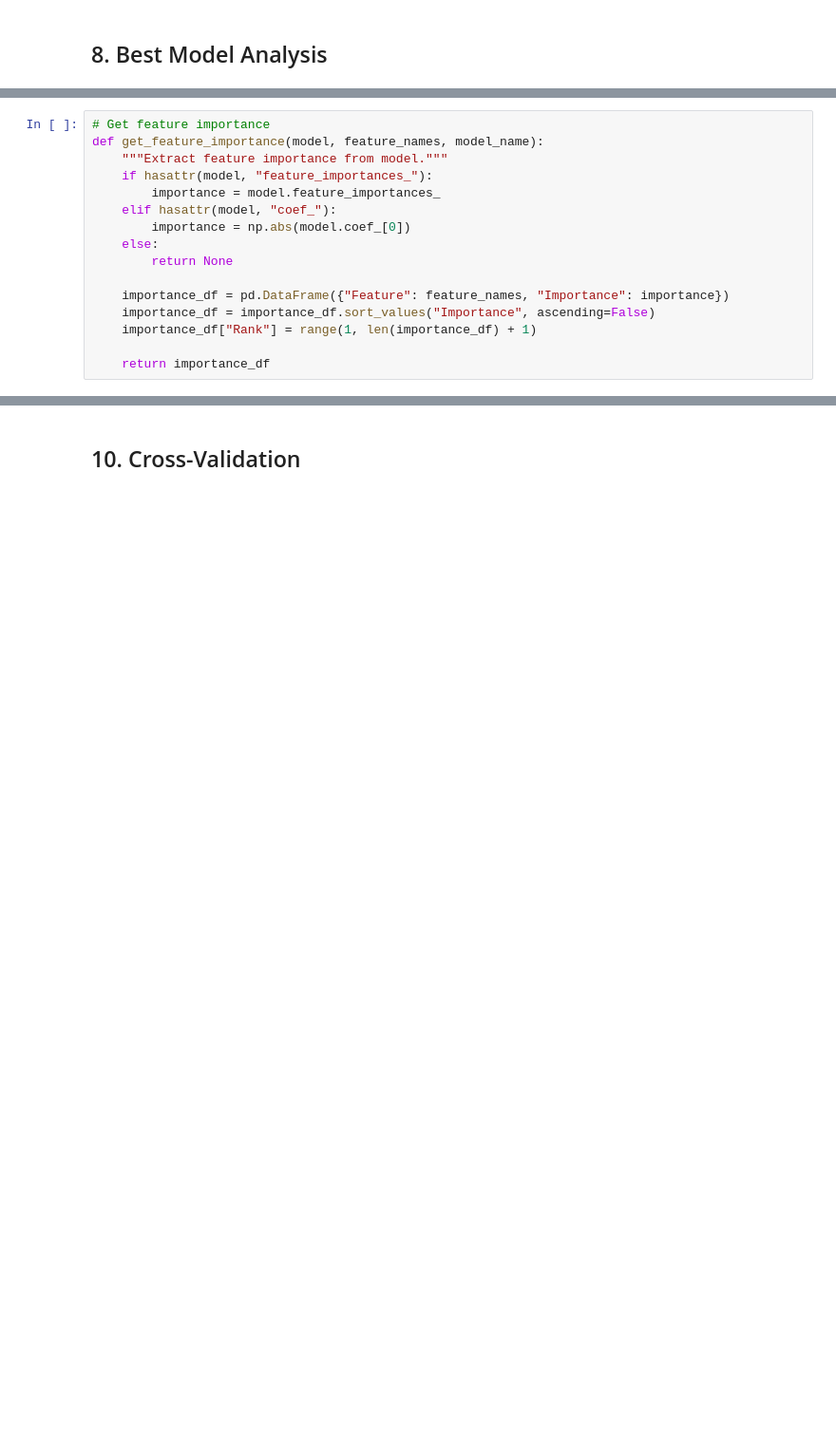
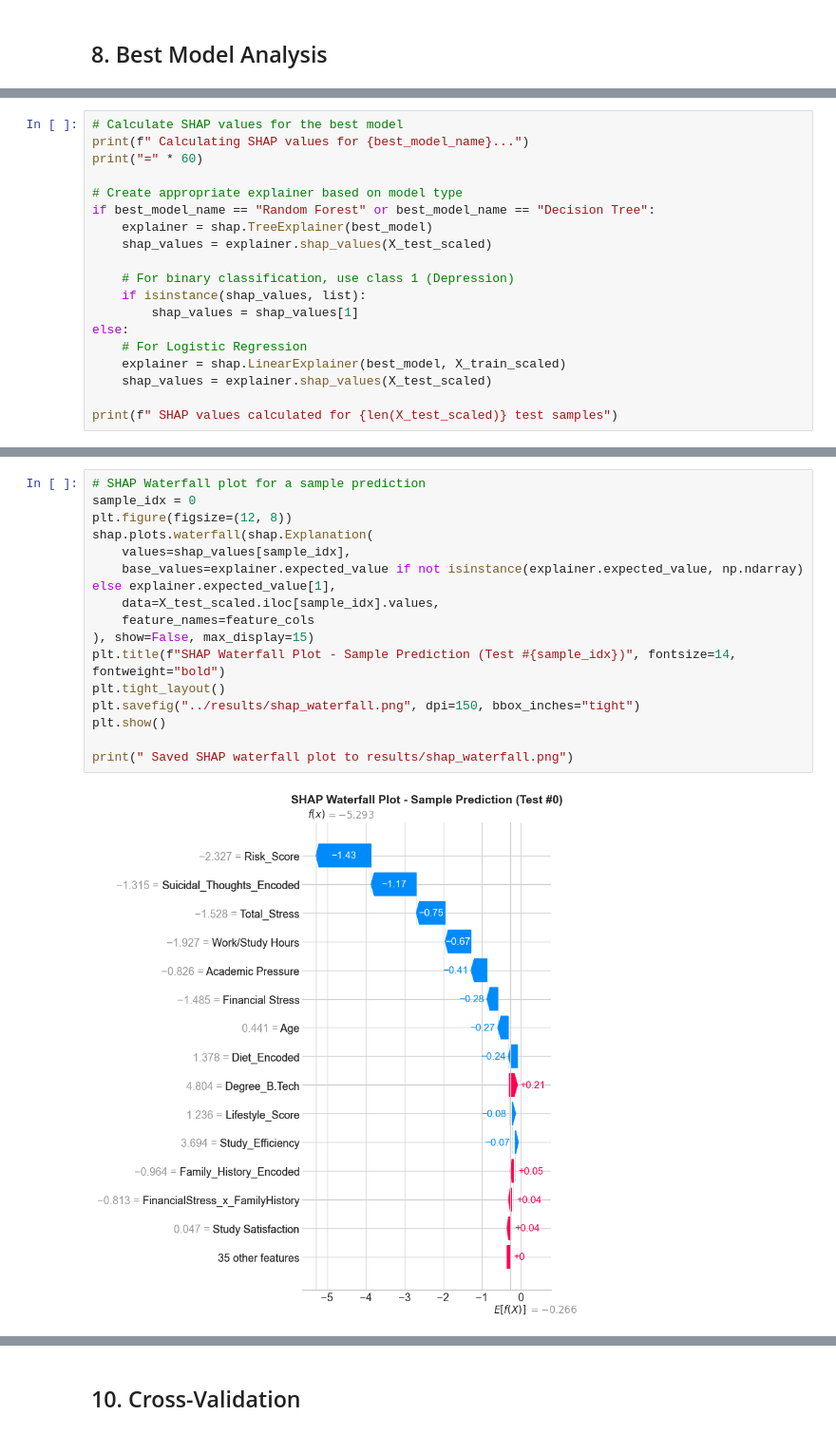
Before and after one commit to p1neapplechoco/StudentDepression, a Jupyter notebook: notebooks/modeling.ipynb, the cells around one changed output, grey strips where cells are left out. Shown at 95% size. Saved outputs shown, nothing was run; the diff lists cells and outputs as text; blank space fills up the shorter version.

```diff
--- a/notebooks/modeling.ipynb
+++ b/notebooks/modeling.ipynb
@@ -371,16 +375,19 @@ print(f"   True Positives (correctly predicted Depression): {cm[1,1]}")
 # %%
-# Get feature importance
-def get_feature_importance(model, feature_names, model_name):
-    """Extract feature importance from model."""
-    if hasattr(model, "feature_importances_"):
-        importance = model.feature_importances_
-    elif hasattr(model, "coef_"):
-        importance = np.abs(model.coef_[0])
-    else:
-        return None
+# Calculate SHAP values for the best model
+print(f" Calculating SHAP values for {best_model_name}...")
+print("=" * 60)
 
-    importance_df = pd.DataFrame({"Feature": feature_names, "Importance": importance})
-    importance_df = importance_df.sort_values("Importance", ascending=False)
-    importance_df["Rank"] = range(1, len(importance_df) + 1)
+# Create appropriate explainer based on model type
+if best_model_name == "Random Forest" or best_model_name == "Decision Tree":
+    explainer = shap.TreeExplainer(best_model)
+    shap_values = explainer.shap_values(X_test_scaled)
 
-    return importance_df
+    # For binary classification, use class 1 (Depression)
+    if isinstance(shap_values, list):
+        shap_values = shap_values[1]
+else:
+    # For Logistic Regression
+    explainer = shap.LinearExplainer(best_model, X_train_scaled)
+    shap_values = explainer.shap_values(X_test_scaled)
+
+print(f" SHAP values calculated for {len(X_test_scaled)} test samples")
@@ -453,0 +448,18 @@ print("✅ Saved feature importance chart to results/feature_importance.png")
+# %%
+# SHAP Waterfall plot for a sample prediction
+sample_idx = 0
+plt.figure(figsize=(12, 8))
+shap.plots.waterfall(shap.Explanation(
+    values=shap_values[sample_idx],
+    base_values=explainer.expected_value if not isinstance(explainer.expected_value, np.ndarray) else explainer.expected_value[1],
+    data=X_test_scaled.iloc[sample_idx].values,
+    feature_names=feature_cols
+), show=False, max_display=15)
+plt.title(f"SHAP Waterfall Plot - Sample Prediction (Test #{sample_idx})", fontsize=14, fontweight="bold")
+plt.tight_layout()
+plt.savefig("../results/shap_waterfall.png", dpi=150, bbox_inches="tight")
+plt.show()
+
+print(" Saved SHAP waterfall plot to results/shap_waterfall.png")
+# %% [output]
+[figure, added]
```
Also changed, not shown: parts of 27 cells of this notebook, 14 other files.
